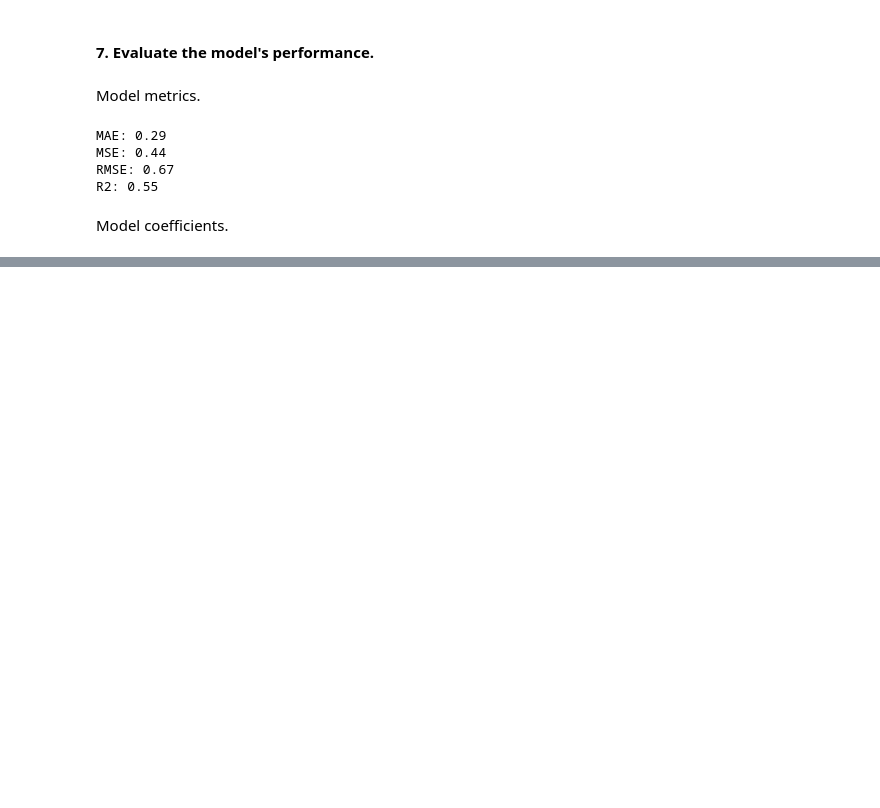
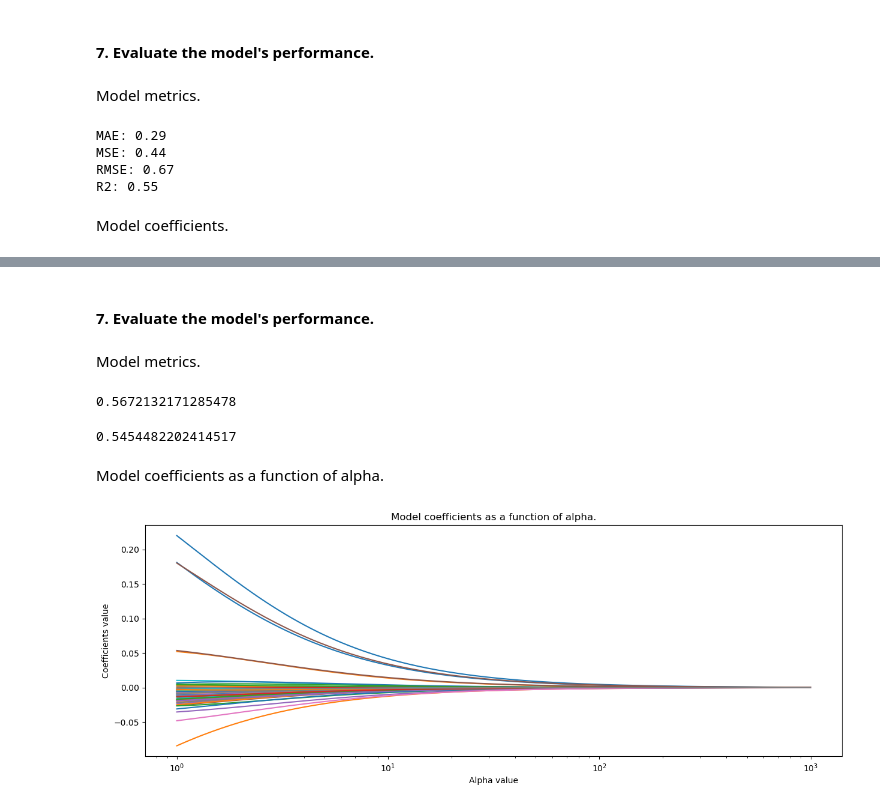
Before and after one commit to JonnathanDMT/Linear-Regression-Models, a Jupyter notebook: CodeWS2.ipynb, the cells around one changed output, grey strips where cells are left out. Saved outputs shown, nothing was run; the diff lists cells and outputs as text; code cells hidden in the pictures; blank space fills up the shorter version.

Commit message:
Ridge Regularization

```diff
--- a/CodeWS2.ipynb
+++ b/CodeWS2.ipynb
@@ -598,0 +781,33 @@ plt.show()
+# %% [markdown]
+#### 7. Evaluate the model's performance.
+# %% [markdown]
+Model metrics.
+# %%
+model_4_R.score(X_train, y_train)
+# %% [output]
+0.5672132171285478
+# %%
+model_4_R.score(X_test, y_test)
+# %% [output]
+0.5454482202414517
+# %% [markdown]
+Model coefficients as a function of alpha.
+# %%
+alphas = model_4_RCV.alphas
+coefs = []
+
+for alpha in alphas:
+    model_temp = Ridge(alpha = alpha, fit_intercept = True, normalize = True)
+    model_temp.fit(X_train, y_train)
+    coefs.append(model_temp.coef_.flatten())
+
+fig, ax = plt.subplots(figsize=(15, 5))
+ax.plot(alphas, coefs)
+ax.set_xscale('log')
+ax.set_xlabel('Alpha value')
+ax.set_ylabel('Coefficients value')
+ax.set_title('Model coefficients as a function of alpha.');
+plt.axis('tight')
+plt.show()
+# %% [output]
+[figure, added]
```
Also changed, not shown: parts of 39 cells of this notebook.
